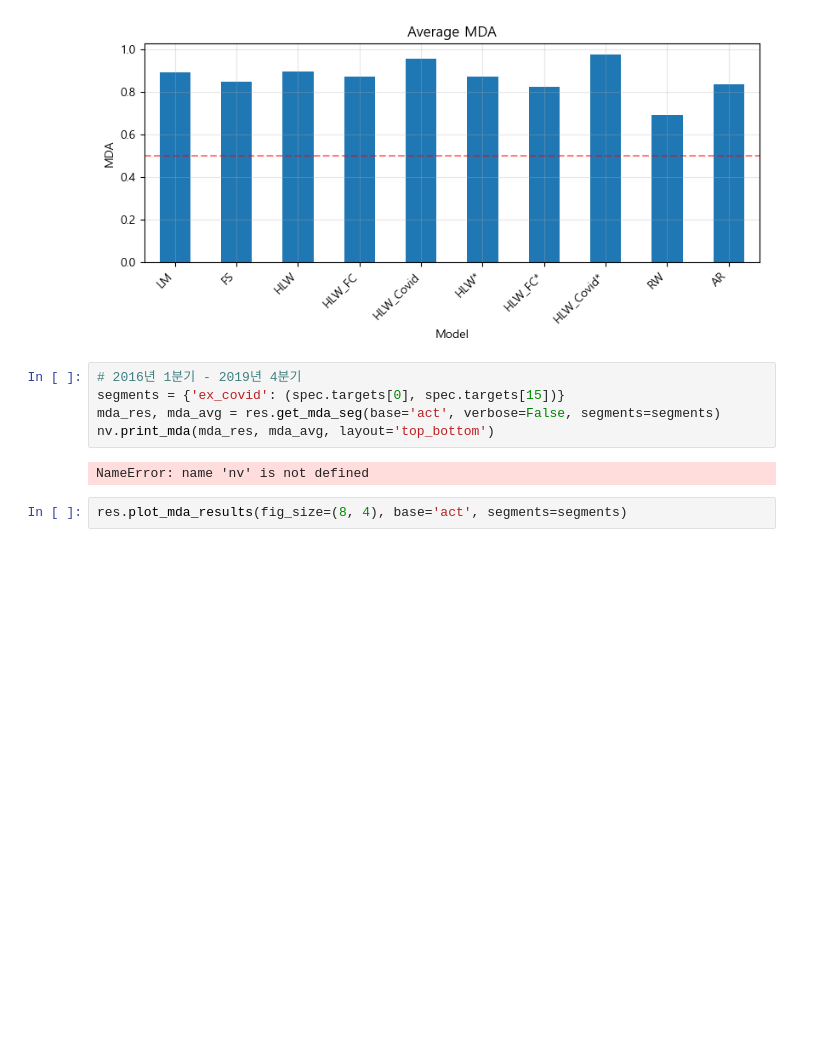
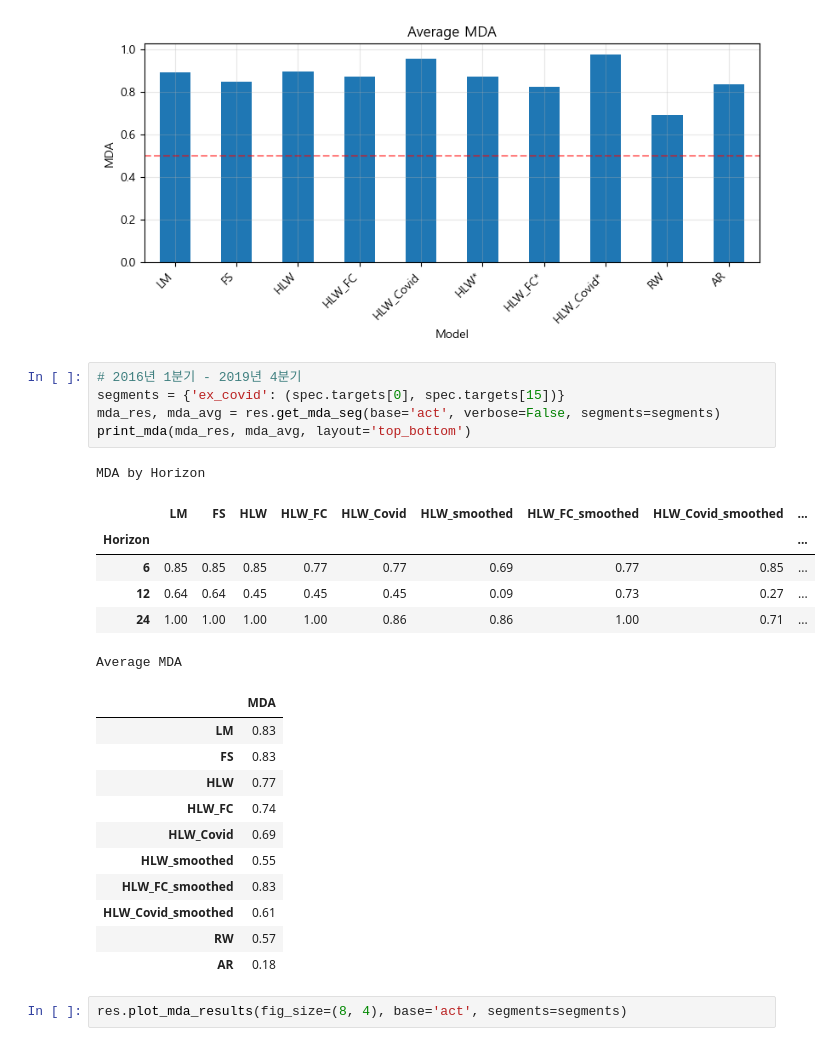
Before and after one commit to minjejeon/bokda, a Jupyter notebook: examples/projects/03nir_validation/main.ipynb, the cells around one changed output. Saved outputs shown, nothing was run; the diff lists cells and outputs as text; blank space fills up the shorter version.

```diff
--- a/examples/projects/03nir_validation/main.ipynb
+++ b/examples/projects/03nir_validation/main.ipynb
@@ -287,10 +325,27 @@ res.plot_mda_results(fig_size=(8, 4), base='act', segments=segments)
 # %%
 # 2016년 1분기 - 2019년 4분기
 segments = {'ex_covid': (spec.targets[0], spec.targets[15])}
 mda_res, mda_avg = res.get_mda_seg(base='act', verbose=False, segments=segments)
-nv.print_mda(mda_res, mda_avg, layout='top_bottom')
+print_mda(mda_res, mda_avg, layout='top_bottom')
 # %% [output]
-NameError: name 'nv' is not defined
+MDA by Horizon
+|  | LM | FS | HLW | HLW_FC | HLW_Covid | HLW_smoothed | HLW_FC_smoothed | HLW_Covid_smoothed | ... |
+| Horizon |  |  |  |  |  |  |  |  | ... |
+| 6 | 0.85 | 0.85 | 0.85 | 0.77 | 0.77 | 0.69 | 0.77 | 0.85 | ... |
+| 12 | 0.64 | 0.64 | 0.45 | 0.45 | 0.45 | 0.09 | 0.73 | 0.27 | ... |
+| 24 | 1.00 | 1.00 | 1.00 | 1.00 | 0.86 | 0.86 | 1.00 | 0.71 | ... |
+Average MDA
+|  | MDA |
+| LM | 0.83 |
+| FS | 0.83 |
+| HLW | 0.77 |
+| HLW_FC | 0.74 |
+| HLW_Covid | 0.69 |
+| HLW_smoothed | 0.55 |
+| HLW_FC_smoothed | 0.83 |
+| HLW_Covid_smoothed | 0.61 |
+| RW | 0.57 |
+| AR | 0.18 |
 # %%
 res.plot_mda_results(fig_size=(8, 4), base='act', segments=segments)
 # %% [output]
```
Also changed, not shown: parts of 5 cells of this notebook, 6 other files.
